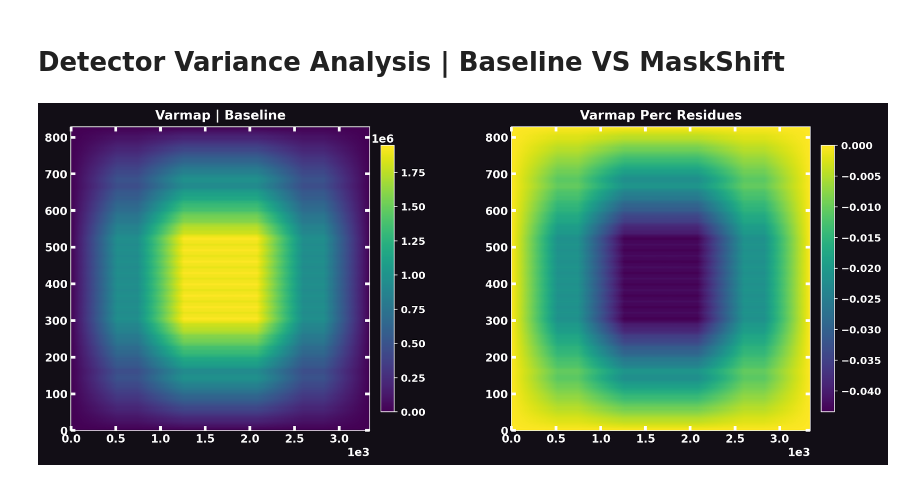
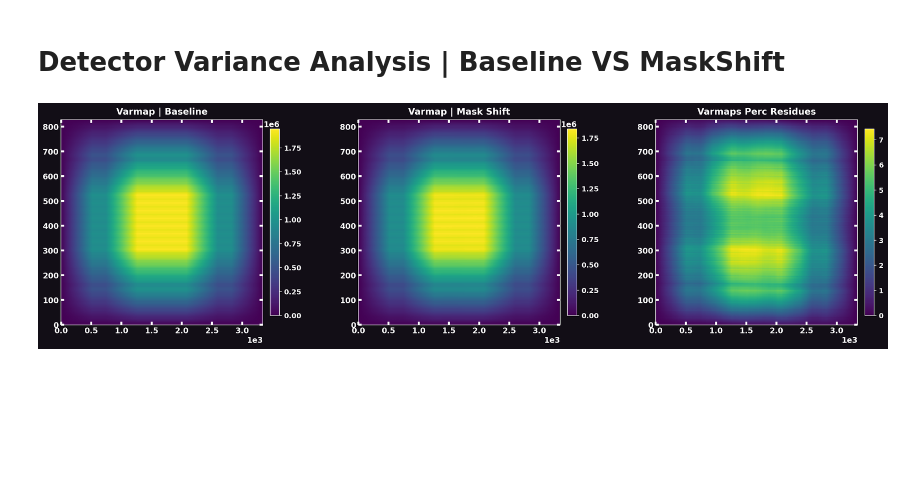
Before and after one commit to EdoardoGiancarli/LearningCodedMasks, a Jupyter notebook: CameraGeometry/demo_VAR_bnmrk.ipynb, the cells around one changed output. Saved outputs shown, nothing was run; the diff lists cells and outputs as text; code cells hidden in the pictures; blank space fills up the shorter version.

Commit message:
analysing mask shift and rotated decoder rec efficiency

```diff
--- a/CameraGeometry/demo_VAR_bnmrk.ipynb
+++ b/CameraGeometry/demo_VAR_bnmrk.ipynb
@@ -62,7 +62,8 @@ _, SIMUL_DATA_PATH_mshift, SAVE_PATH_mshift = config_dirpaths(
 # OUT_RESULTS_PATH = '/home/edoardo/Desktop'
 OUT_RESULTS_PATH = '/mnt/d/PhD_AASS/Coding/Images_fits'
 
-wfm: CodedMaskCamera = codedmask(MASK_PATH, UPS_X, UPS_Y)
+wfm: CodedMaskCamera = codedmask(MASK_PATH, UPS_X, UPS_Y, mask_pattern_shift=2.0)
+wfm_noshift: CodedMaskCamera = codedmask(MASK_PATH, UPS_X, UPS_Y)
 # %%
 from astropy.io import fits
 from bloodmoon.mask import variance
@@ -75,18 +76,19 @@ def load_fits_img(filepath: Path, *ext: int) -> list[NDArray]:
     return objs[0] if len(ext) == 1 else objs
 
 detector_bline = load_fits_img(f"{SAVE_PATH_bline}/SIMUL_sky.fits", 3)
-varmap_bline = variance(wfm, detector_bline)
+varmap_bline = variance(wfm_noshift, detector_bline)
 
 detector_mshift = load_fits_img(f"{SAVE_PATH_mshift}/SIMUL_sky.fits", 3)
 varmap_mshift = variance(wfm, detector_mshift)
 # %%
 KWS = {'aspect': wfm.shape_detector[1] / wfm.shape_detector[0]}
 ds.image_plot(
     dmaps=(
         ds.map4image(varmap_bline, title='Varmap | Baseline', img_kwargs=KWS),
+        ds.map4image(varmap_mshift, title='Varmap | Mask Shift', img_kwargs=KWS),
         ds.map4image((varmap_bline - varmap_mshift) * 100 / varmap_bline.max(), title='Varmaps Perc Residues', img_kwargs=KWS),
     ),
-    ncols=2,
+    ncols=3,
 )
 # %% [output]
-[figure, old version]
+[figure, new version]
```
Also changed, not shown: 2 other files.
